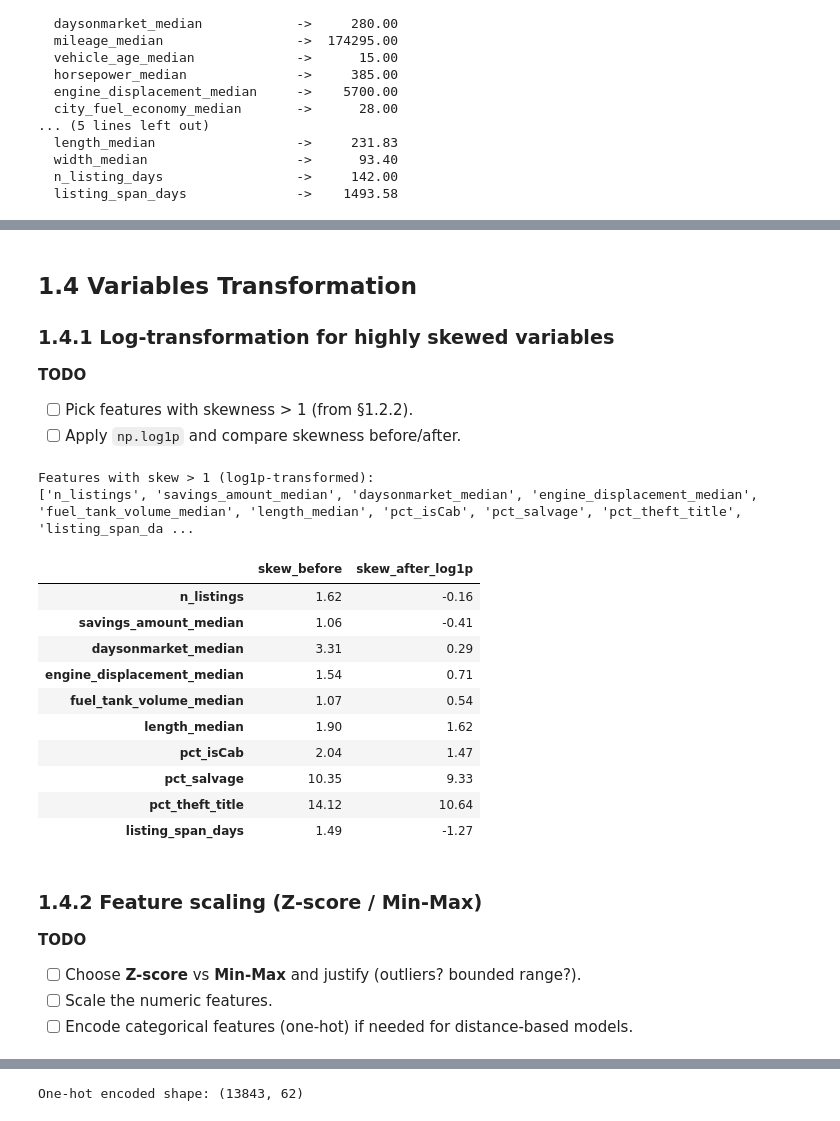
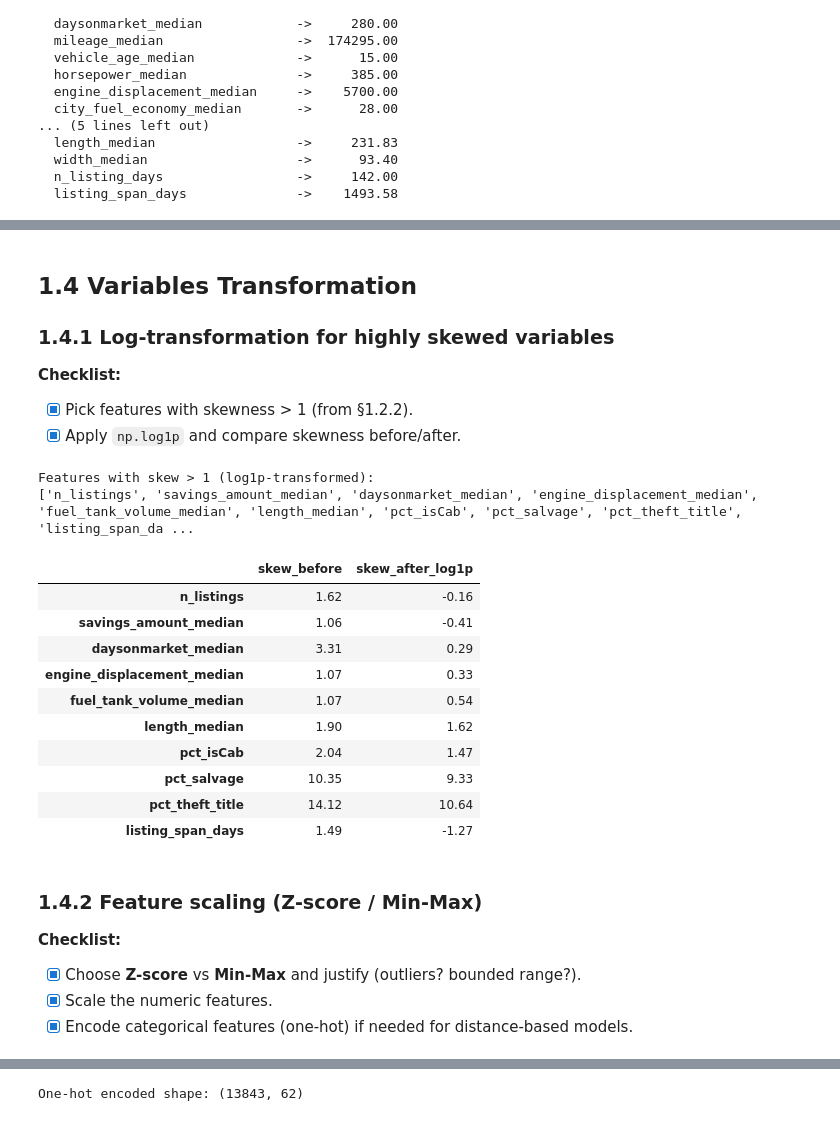
Before and after one commit to iqbalzain99/data-mining_unipi_1_2026, a Jupyter notebook: project/1_man_data_understanding_and_preparation.ipynb, the cells around one changed output, grey strips where cells are left out. Cells and saved outputs as stored; diff of their text form; code cells hidden in the pictures.

Commit message:
update the rest of the data understanding and preprocessing

```diff
--- a/project/1_man_data_understanding_and_preparation.ipynb
+++ b/project/1_man_data_understanding_and_preparation.ipynb
@@ -684,7 +687,7 @@ nrows = int(np.ceil(len(cont) / ncols))
 fig, axes = plt.subplots(nrows, ncols, figsize=(18, nrows * 2.6))
 axes = axes.ravel()
 for ax, col in zip(axes, cont):
-    ax.boxplot(df[col].dropna(), vert=False, widths=0.6)
+    ax.boxplot(df[col].dropna(), orientation='horizontal', widths=0.6)
     ax.set_title(col, fontsize=8)
     ax.tick_params(labelsize=7)
 for ax in axes[len(cont):]:
@@ -745,11 +748,8 @@ for col in df_cleaned.select_dtypes(include=[np.number]).columns:
         df_cleaned[col] = df_cleaned[col].fillna(med)
         print(f'  imputed {col:30s} median = {med:10.2f}')
 
-# owner_count has no NaN left -> back to a plain integer
-df_cleaned['owner_count_median'] = df_cleaned['owner_count_median'].astype('int64')
-
 print('\nMissing values remaining:', df_cleaned.isna().sum().sum())
-print('\nsp_id dtype:', df_cleaned['sp_id'].dtype, '| owner_count dtype:', df_cleaned['owner_count_median'].dtype)
+print('\nsp_id dtype:', df_cleaned['sp_id'].dtype)
 # %% [output]
   imputed mileage_median                 median =   33596.50
   imputed vehicle_age_median             median =       3.00
@@ -773,0 +773,16 @@ sp_id dtype: int64 | owner_count dtype: int64
+# %%
+# Boxplots reveal the severe right tails / injected noise
+cont = [c for c in numerical_cols if c != 'year_median']
+ncols = 5
+nrows = int(np.ceil(len(cont) / ncols))
+fig, axes = plt.subplots(nrows, ncols, figsize=(18, nrows * 2.6))
+axes = axes.ravel()
+for ax, col in zip(axes, cont):
+    ax.boxplot(df_cleaned[col].dropna(), orientation='horizontal', widths=0.6)
+    ax.set_title(col, fontsize=8)
+    ax.tick_params(labelsize=7)
+for ax in axes[len(cont):]:
+    ax.axis('off')
+plt.suptitle('Boxplots of numerical variables (extreme right outliers = noise)', y=1.02)
+plt.tight_layout()
+plt.show()
@@ -776,6 +793,6 @@ sp_id dtype: int64 | owner_count dtype: int64
 
 ### 1.4.1 Log-transformation for highly skewed variables
 
-**TODO**
-- [ ] Pick features with skewness > 1 (from §1.2.2).
-- [ ] Apply `np.log1p` and compare skewness before/after.
+**Checklist:**
+- [x] Pick features with skewness > 1 (from §1.2.2).
+- [x] Apply `np.log1p` and compare skewness before/after.
@@ -787,26 +799,26 @@ sp_id dtype: int64 | owner_count dtype: int64
 # %%
 num_clean = df_cleaned.select_dtypes(include=[np.number]).drop(columns=['sp_id']).columns.tolist()
-skew_after = df_cleaned[num_clean].skew()
+skew_before = df_cleaned[num_clean].skew()
 
 # log-transform the highly right-skewed continuous features (skip the discrete owner count)
-highly_skewed = [c for c in num_clean if skew_after[c] > 1 and c != 'owner_count_median']
+highly_skewed = [c for c in num_clean if skew_before[c] > 1 and c != 'owner_count_median']
 print('Features with skew > 1 (log1p-transformed):')
 print(highly_skewed)
 
 df_log = df_cleaned.copy()
 for col in highly_skewed:
     df_log[col] = np.log1p(df_log[col])
 
-compare = pd.DataFrame({'skew_before': skew_after, 'skew_after_log1p': df_log[num_clean].skew()})
+compare = pd.DataFrame({'skew_before': skew_before, 'skew_after_log1p': df_log[num_clean].skew()})
 compare.loc[highly_skewed].round(2)
 # %% [output]
 Features with skew > 1 (log1p-transformed):
 ['n_listings', 'savings_amount_median', 'daysonmarket_median', 'engine_displacement_median', 'fuel_tank_volume_median', 'length_median', 'pct_isCab', 'pct_salvage', 'pct_theft_title', 'listing_span_da ...
 |  | skew_before | skew_after_log1p |
 | n_listings | 1.62 | -0.16 |
 | savings_amount_median | 1.06 | -0.41 |
 | daysonmarket_median | 3.31 | 0.29 |
-| engine_displacement_median | 1.54 | 0.71 |
+| engine_displacement_median | 1.07 | 0.33 |
 | fuel_tank_volume_median | 1.07 | 0.54 |
 | length_median | 1.90 | 1.62 |
 | pct_isCab | 2.04 | 1.47 |
@@ -816,7 +828,7 @@ Features with skew > 1 (log1p-transformed):
 # %% [markdown]
 ### 1.4.2 Feature scaling (Z-score / Min-Max)
 
-**TODO**
-- [ ] Choose **Z-score** vs **Min-Max** and justify (outliers? bounded range?).
-- [ ] Scale the numeric features.
-- [ ] Encode categorical features (one-hot) if needed for distance-based models.
+**Checklist:**
+- [x] Choose **Z-score** vs **Min-Max** and justify (outliers? bounded range?).
+- [x] Scale the numeric features.
+- [x] Encode categorical features (one-hot) if needed for distance-based models.
```
Also changed, not shown: parts of 29 cells of this notebook.
